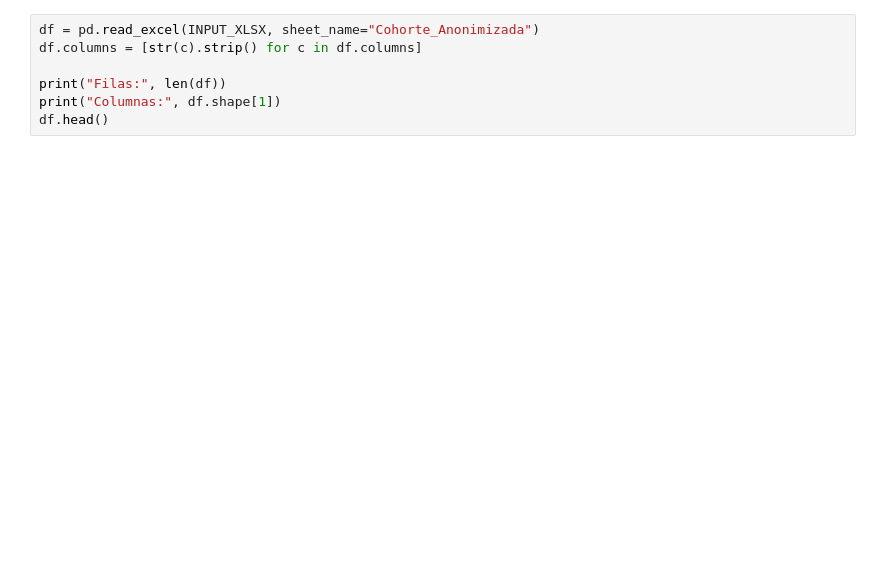
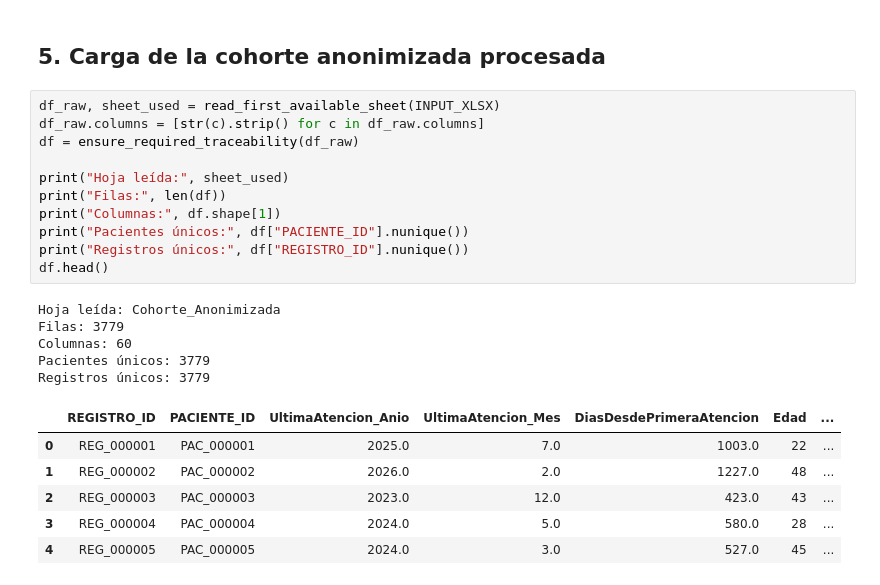
Before and after one commit to viggo2040/tfm-ecg-riesgo-cardiometabolico, a Jupyter notebook: notebooks/02_proceso_pln2_subsets_baterias.ipynb, the cells around one changed output. Cells and saved outputs as stored; diff of their text form; blank space fills up the shorter version.

```diff
--- a/notebooks/02_proceso_pln2_subsets_baterias.ipynb
+++ b/notebooks/02_proceso_pln2_subsets_baterias.ipynb
@@ -33,7 +109,25 @@ print("Salida:", OUTPUT_XLSX.resolve())
+# %% [markdown]
+## 5. Carga de la cohorte anonimizada procesada
 # %%
-df = pd.read_excel(INPUT_XLSX, sheet_name="Cohorte_Anonimizada")
-df.columns = [str(c).strip() for c in df.columns]
+df_raw, sheet_used = read_first_available_sheet(INPUT_XLSX)
+df_raw.columns = [str(c).strip() for c in df_raw.columns]
+df = ensure_required_traceability(df_raw)
 
+print("Hoja leída:", sheet_used)
 print("Filas:", len(df))
 print("Columnas:", df.shape[1])
+print("Pacientes únicos:", df["PACIENTE_ID"].nunique())
+print("Registros únicos:", df["REGISTRO_ID"].nunique())
 df.head()
+# %% [output]
+Hoja leída: Cohorte_Anonimizada
+Filas: 3779
+Columnas: 60
+Pacientes únicos: 3779
+Registros únicos: 3779
+|  | REGISTRO_ID | PACIENTE_ID | UltimaAtencion_Anio | UltimaAtencion_Mes | DiasDesdePrimeraAtencion | Edad | ... |
+| 0 | REG_000001 | PAC_000001 | 2025.0 | 7.0 | 1003.0 | 22 | ... |
+| 1 | REG_000002 | PAC_000002 | 2026.0 | 2.0 | 1227.0 | 48 | ... |
+| 2 | REG_000003 | PAC_000003 | 2023.0 | 12.0 | 423.0 | 43 | ... |
+| 3 | REG_000004 | PAC_000004 | 2024.0 | 5.0 | 580.0 | 28 | ... |
+| 4 | REG_000005 | PAC_000005 | 2024.0 | 3.0 | 527.0 | 45 | ... |
```
Also changed, not shown: parts of 33 cells of this notebook, 4 other files.
